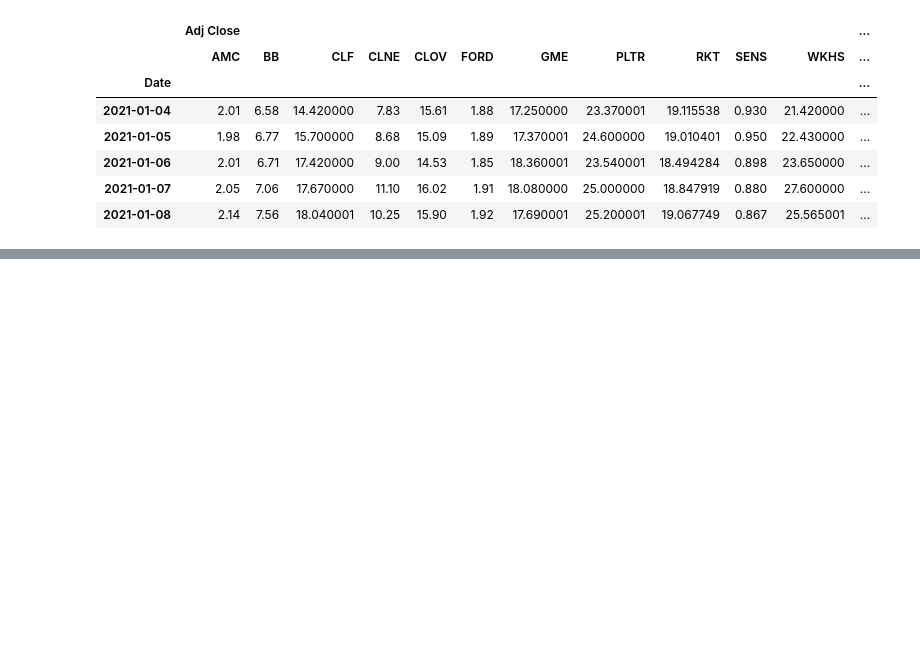
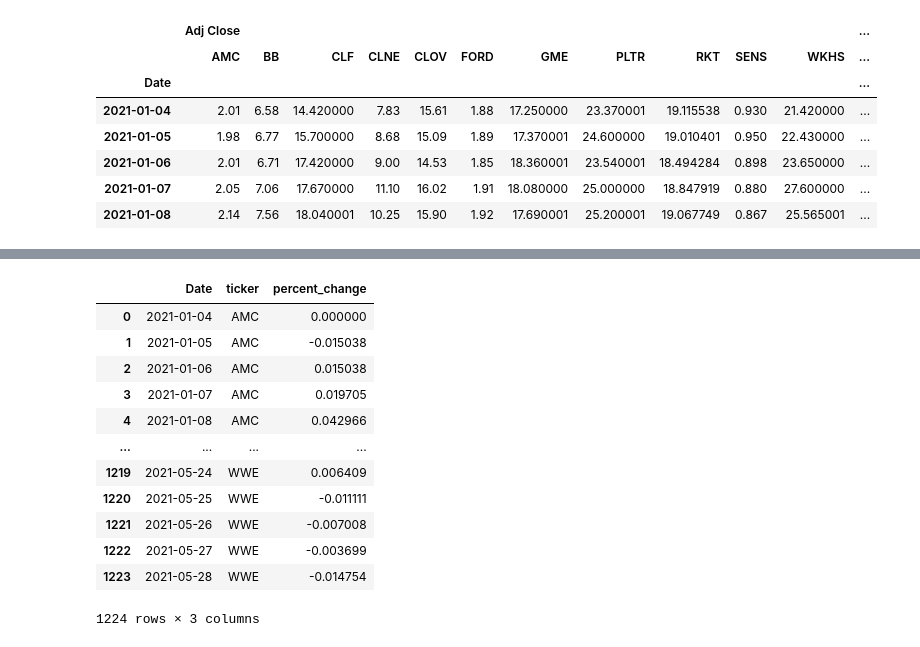
Before and after one commit to tiffanyharris711/callstreet-bets, a Jupyter notebook: CryptoETL.ipynb, the cells around one changed output, grey strips where cells are left out. Cells and saved outputs as stored; diff of their text form; code cells hidden in the pictures; blank space fills up the shorter version.

```diff
--- a/CryptoETL.ipynb
+++ b/CryptoETL.ipynb
@@ -253,0 +238,46 @@ stock_price_changes.to_csv("Stock_Price_Changes.csv")
+# %%
+#use natural log from numpy to get stock price changes
+data['AMC_pct_chg']=np.log(data['AMC']/data['AMC'].shift(1))
+data['BB_pct_chg']=np.log(data['BB']/data['BB'].shift(1))
+data['CLF_pct_chg']=np.log(data['CLF']/data['CLF'].shift(1))
+data['CLNE_pct_chg']=np.log(data['CLNE']/data['CLNE'].shift(1))
+data['CLOV_pct_chg']=np.log(data['CLOV']/data['CLOV'].shift(1))
+data['FORD_pct_chg']=np.log(data['FORD']/data['FORD'].shift(1))
+data['GME_pct_chg']=np.log(data['GME']/data['GME'].shift(1))
+data['PLTR_pct_chg']=np.log(data['PLTR']/data['PLTR'].shift(1))
+data['RKT_pct_chg']=np.log(data['RKT']/data['RKT'].shift(1))
+data['SENS_pct_chg']=np.log(data['SENS']/data['SENS'].shift(1))
+data['WKHS_pct_chg']=np.log(data['WKHS']/data['WKHS'].shift(1))
+data['WWE_pct_chg']=np.log(data['WWE']/data['WWE'].shift(1))
+# %%
+#drop unneeded columns with original adjusted close price
+yf_columns = ['AMC', 'BB', 'CLF', 'CLNE', 'CLOV', 'FORD', 'GME', 'PLTR', 'RKT', 'SENS', 'WKHS', 'WWE']
+data.drop(columns=yf_columns, inplace=True)
+# %%
+#unpivot columns using Pandas melt to consolidate all mentions into one column
+columns = ['AMC_pct_chg', 'BB_pct_chg', 'CLF_pct_chg', 'CLNE_pct_chg', 'CLOV_pct_chg', 'FORD_pct_chg', 'GME_pct_chg',
+           'PLTR_pct_chg', 'RKT_pct_chg', 'SENS_pct_chg', 'WKHS_pct_chg', 'WWE_pct_chg']
+consolidated_yf_data = pd.melt(data, id_vars=['Date'], value_vars = columns,
+                               var_name='ticker', value_name='percent_change')
+
+#first day of each ticker data is n/a, replace with zeroes
+consolidated_yf_data['percent_change'] = consolidated_yf_data['percent_change'].fillna(0)
+
+#trim ticker names
+consolidated_yf_data['ticker']=consolidated_yf_data['ticker'].str.replace('_pct_chg', '')
+
+consolidated_yf_data
+# %% [output]
+|  | Date | ticker | percent_change |
+| 0 | 2021-01-04 | AMC | 0.000000 |
+| 1 | 2021-01-05 | AMC | -0.015038 |
+| 2 | 2021-01-06 | AMC | 0.015038 |
+| 3 | 2021-01-07 | AMC | 0.019705 |
+| 4 | 2021-01-08 | AMC | 0.042966 |
+| ... | ... | ... | ... |
+| 1219 | 2021-05-24 | WWE | 0.006409 |
+| 1220 | 2021-05-25 | WWE | -0.011111 |
+| 1221 | 2021-05-26 | WWE | -0.007008 |
+| 1222 | 2021-05-27 | WWE | -0.003699 |
+| 1223 | 2021-05-28 | WWE | -0.014754 |
+1224 rows × 3 columns
```
Also changed, not shown: parts of 23 cells of this notebook, 2 other files.
